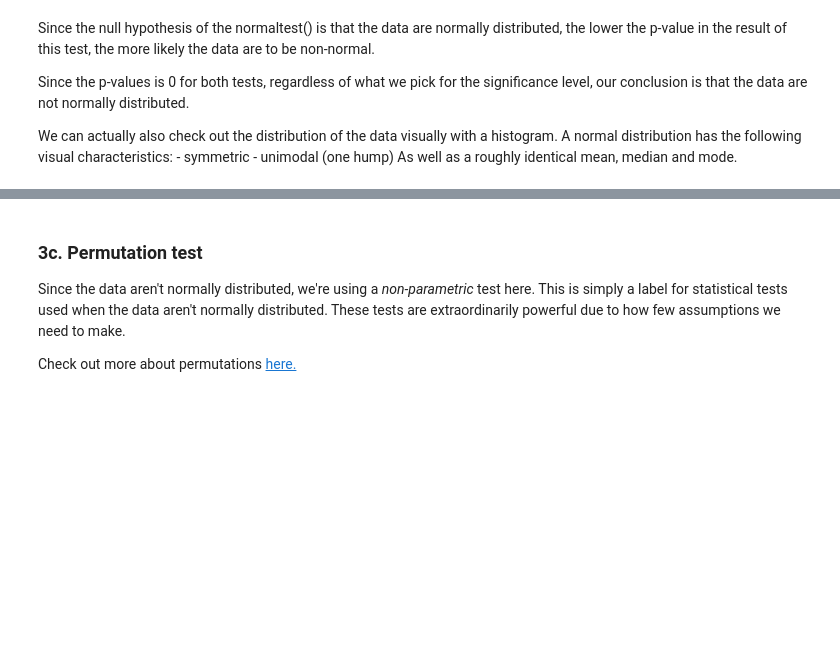
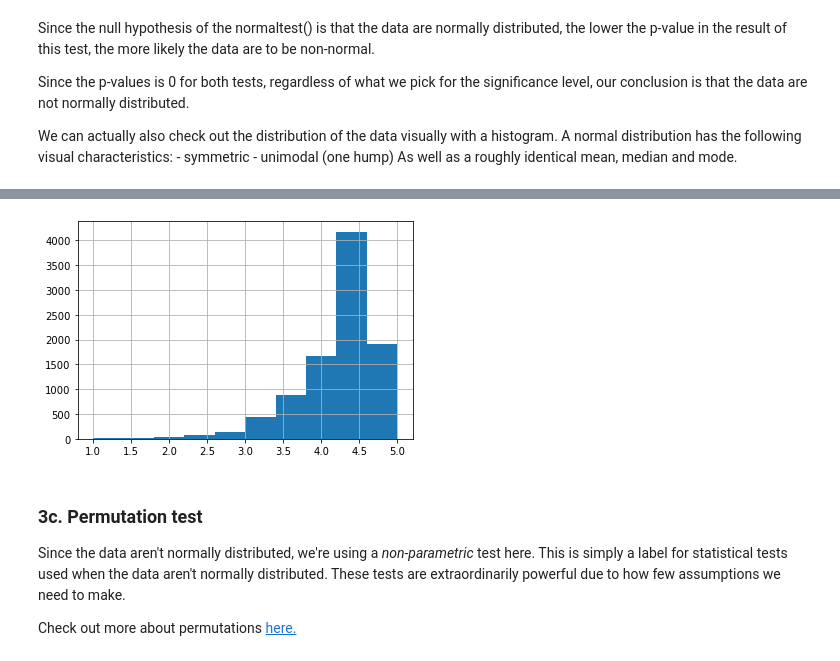
Before and after one commit to allen44/case-study-integrating-apps, a Jupyter notebook: Springboard Apps project - Tier 3 - Complete.ipynb, the cells around one changed output, grey strips where cells are left out. Cells and saved outputs as stored; diff of their text form; code cells hidden in the pictures; blank space fills up the shorter version.

```diff
--- a/Springboard Apps project - Tier 3 - Complete.ipynb
+++ b/Springboard Apps project - Tier 3 - Complete.ipynb
@@ -472,6 +481,8 @@ _ _ _
 # %%
 # Create a histogram of the google data
-_ _ _
+google.hist();
+# %% [output]
+[figure, added]
 # %% [markdown]
 ### 3c. Permutation test
 Since the data aren't normally distributed, we're using a *non-parametric* test here. This is simply a label for statistical tests used when the data aren't normally distributed. These tests are extraordinarily powerful due to how few assumptions we need to make.
```
Also changed, not shown: parts of 10 cells of this notebook.
